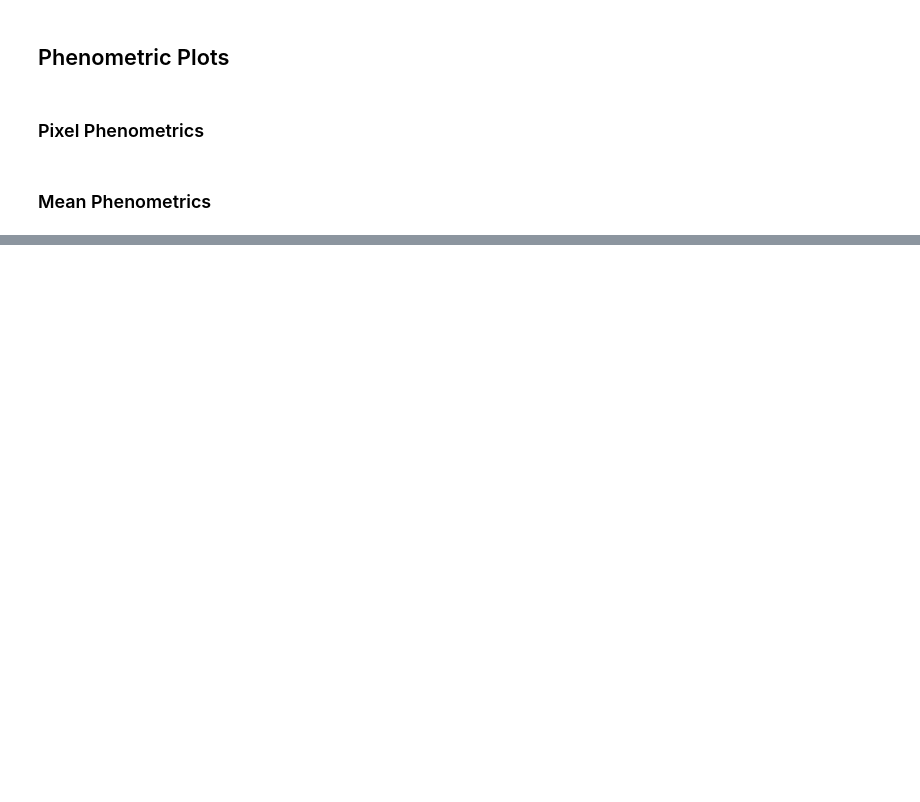
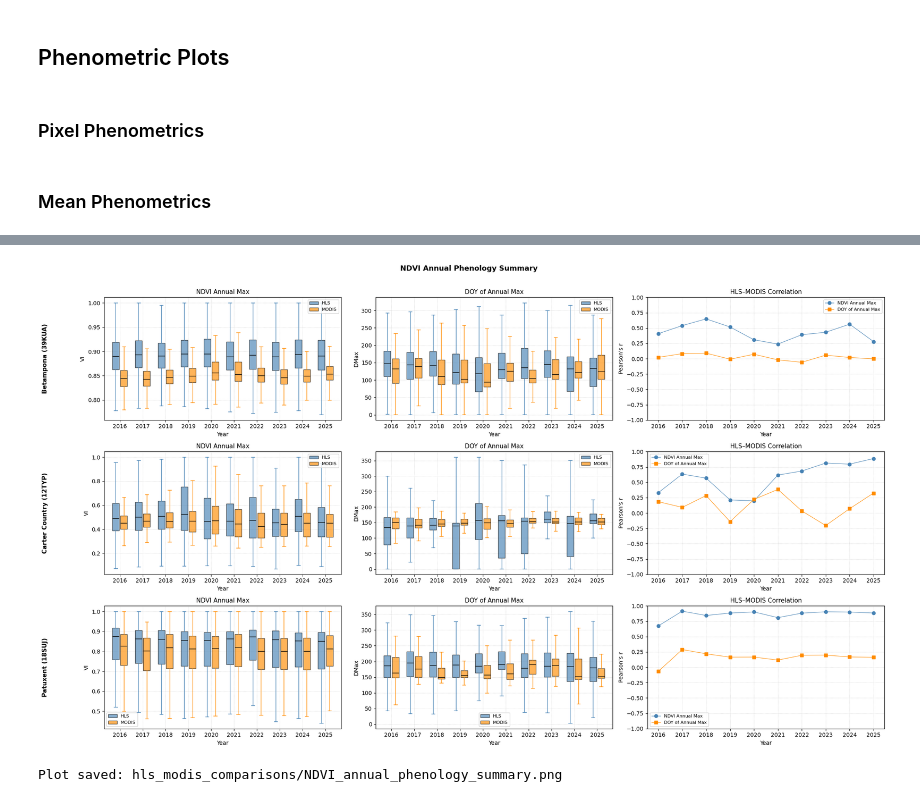
Before and after one commit to Tomitrle/hls-bdec-scripts, a Jupyter notebook: HLS_MODIS_comparison.ipynb, the cells around one changed output, grey strips where cells are left out. Saved outputs shown, nothing was run; the diff lists cells and outputs as text; code cells hidden in the pictures; blank space fills up the shorter version.

```diff
--- a/HLS_MODIS_comparison.ipynb
+++ b/HLS_MODIS_comparison.ipynb
@@ -310,0 +632,5 @@ plot_phenology_summary(summary_df, veg_index, output_dir, tile_id)
+# %%
+plot_box_and_whiskers_plot(veg_index, metrics, tiles, start_year, end_year, correlation_dfs, sites)
+# %% [output]
+[figure, added]
+Plot saved: hls_modis_comparisons/NDVI_annual_phenology_summary.png
```
Also changed, not shown: parts of 22 cells of this notebook, 3 other files.
